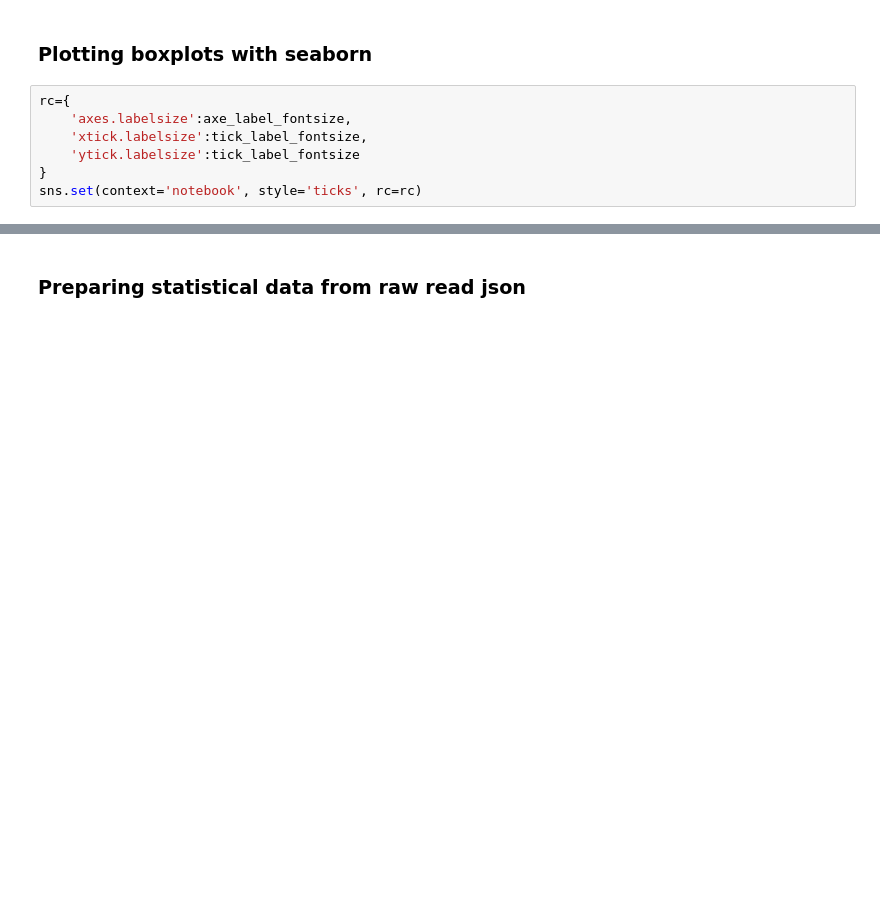
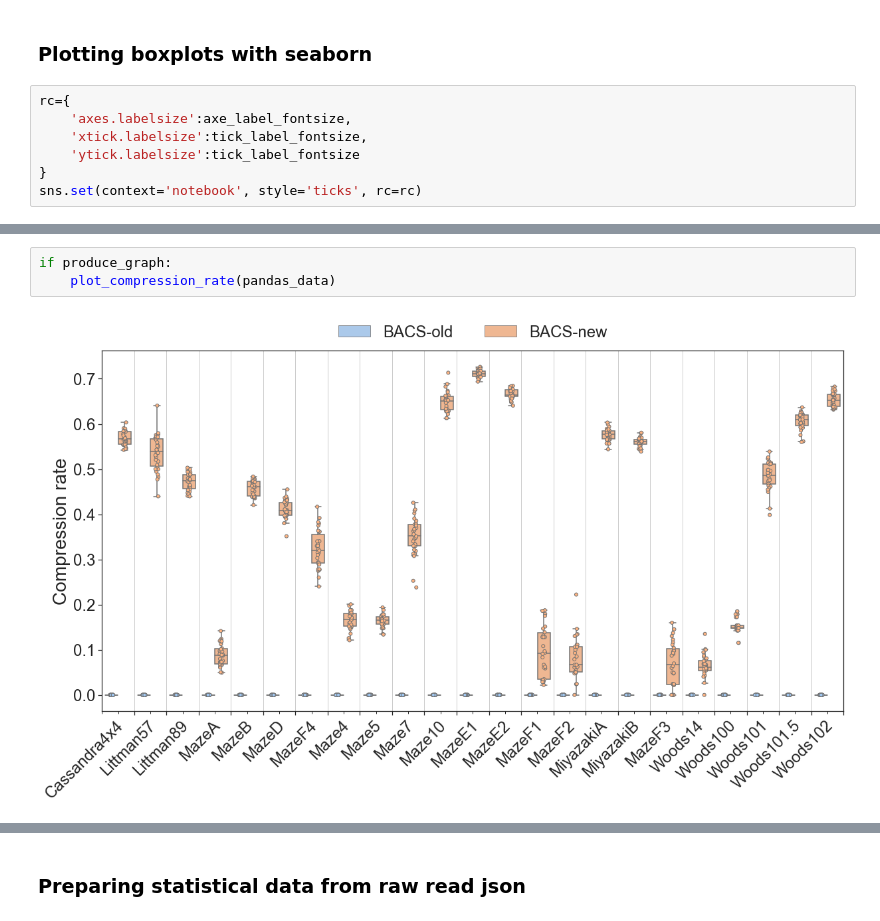
Before and after one commit to RomainOr/Reasoning-with-ALCS, a Jupyter notebook: example/MazeBoxplot.ipynb, the cells around one changed output, grey strips where cells are left out. Drawn from its saved outputs; the diff is of its cells as text; blank space fills up the shorter version.

```diff
--- a/example/MazeBoxplot.ipynb
+++ b/example/MazeBoxplot.ipynb
@@ -265,0 +352,5 @@ plot_first_time_full_knowledge_achieved(pandas_data)
+# %%
+if produce_graph:
+    plot_compression_rate(pandas_data)
+# %% [output]
+[figure, added]
```
Also changed, not shown: parts of 19 cells of this notebook, 57 other files.
